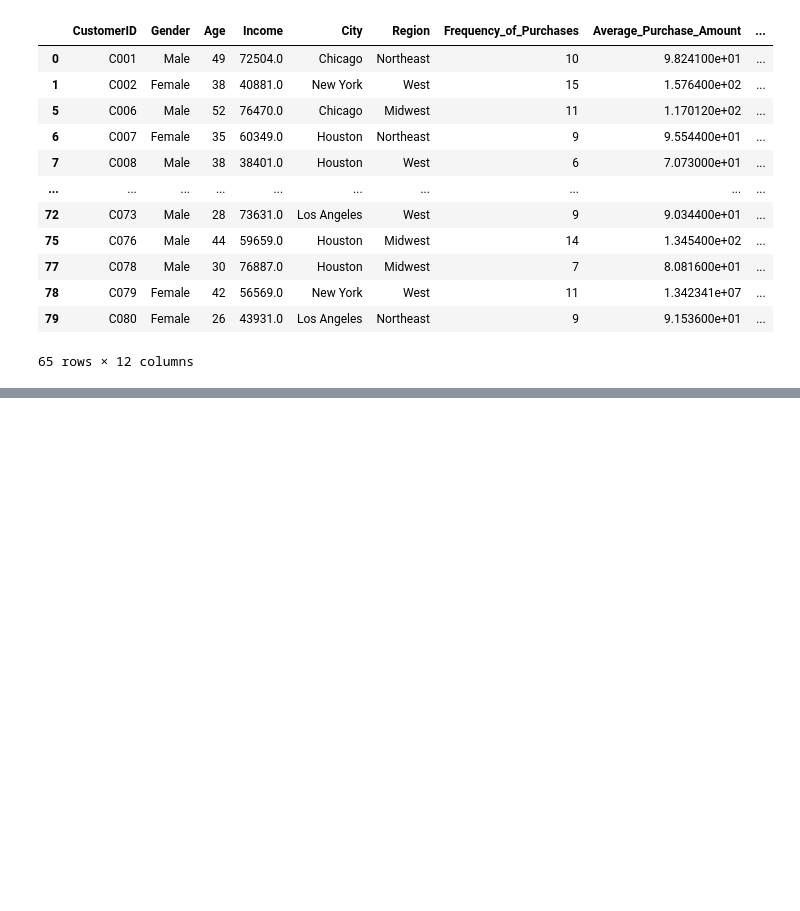
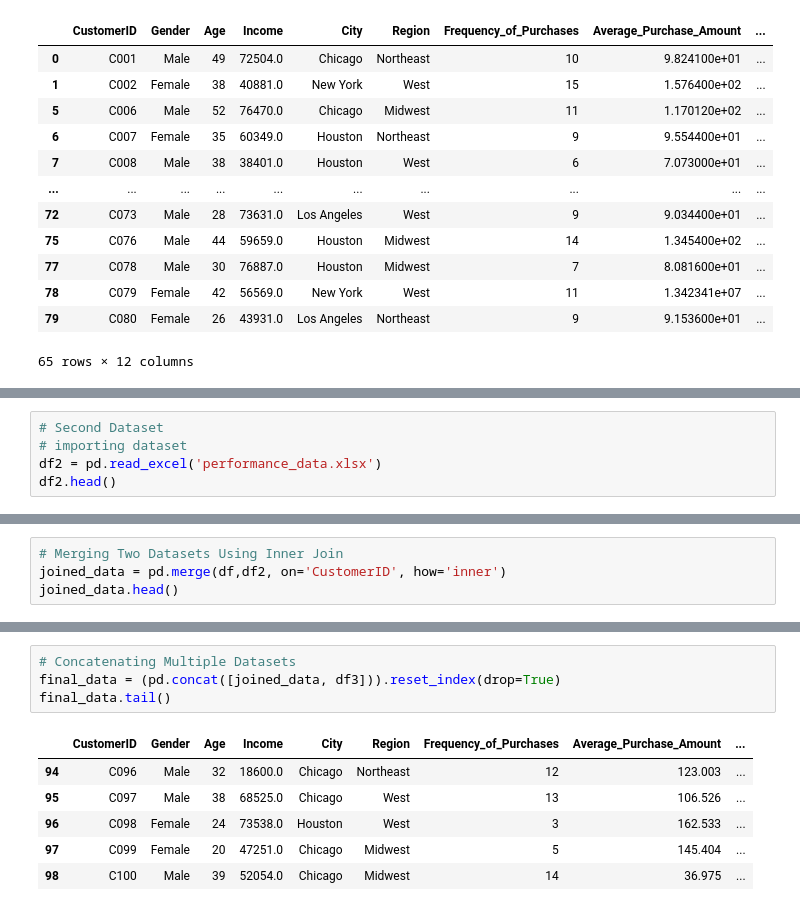
Before and after one commit to nsn-mah6/data_analysis_Beginnning, a Jupyter notebook: data_analysis.ipynb, the cells around one changed output, grey strips where cells are left out. Saved outputs shown, nothing was run; the diff lists cells and outputs as text; blank space fills up the shorter version.

```diff
--- a/data_analysis.ipynb
+++ b/data_analysis.ipynb
@@ -340,0 +343,5 @@ Customers with Lifespan Between 2 and 5 Months:
+# %%
+# Second Dataset
+# importing dataset
+df2 = pd.read_excel('performance_data.xlsx')
+df2.head()
@@ -340,0 +355,4 @@ Customers with Lifespan Between 2 and 5 Months:
+# %%
+# Merging Two Datasets Using Inner Join
+joined_data = pd.merge(df,df2, on='CustomerID', how='inner')
+joined_data.head()
@@ -340,0 +383,11 @@ Customers with Lifespan Between 2 and 5 Months:
+# %%
+# Concatenating Multiple Datasets
+final_data = (pd.concat([joined_data, df3])).reset_index(drop=True)
+final_data.tail()
+# %% [output]
+|  | CustomerID | Gender | Age | Income | City | Region | Frequency_of_Purchases | Average_Purchase_Amount | ... |
+| 94 | C096 | Male | 32 | 18600.0 | Chicago | Northeast | 12 | 123.003 | ... |
+| 95 | C097 | Male | 38 | 68525.0 | Chicago | West | 13 | 106.526 | ... |
+| 96 | C098 | Female | 24 | 73538.0 | Houston | West | 3 | 162.533 | ... |
+| 97 | C099 | Female | 20 | 47251.0 | Chicago | Midwest | 5 | 145.404 | ... |
+| 98 | C100 | Male | 39 | 52054.0 | Chicago | Midwest | 14 | 36.975 | ... |
```
Also changed, not shown: parts of 6 cells of this notebook.
